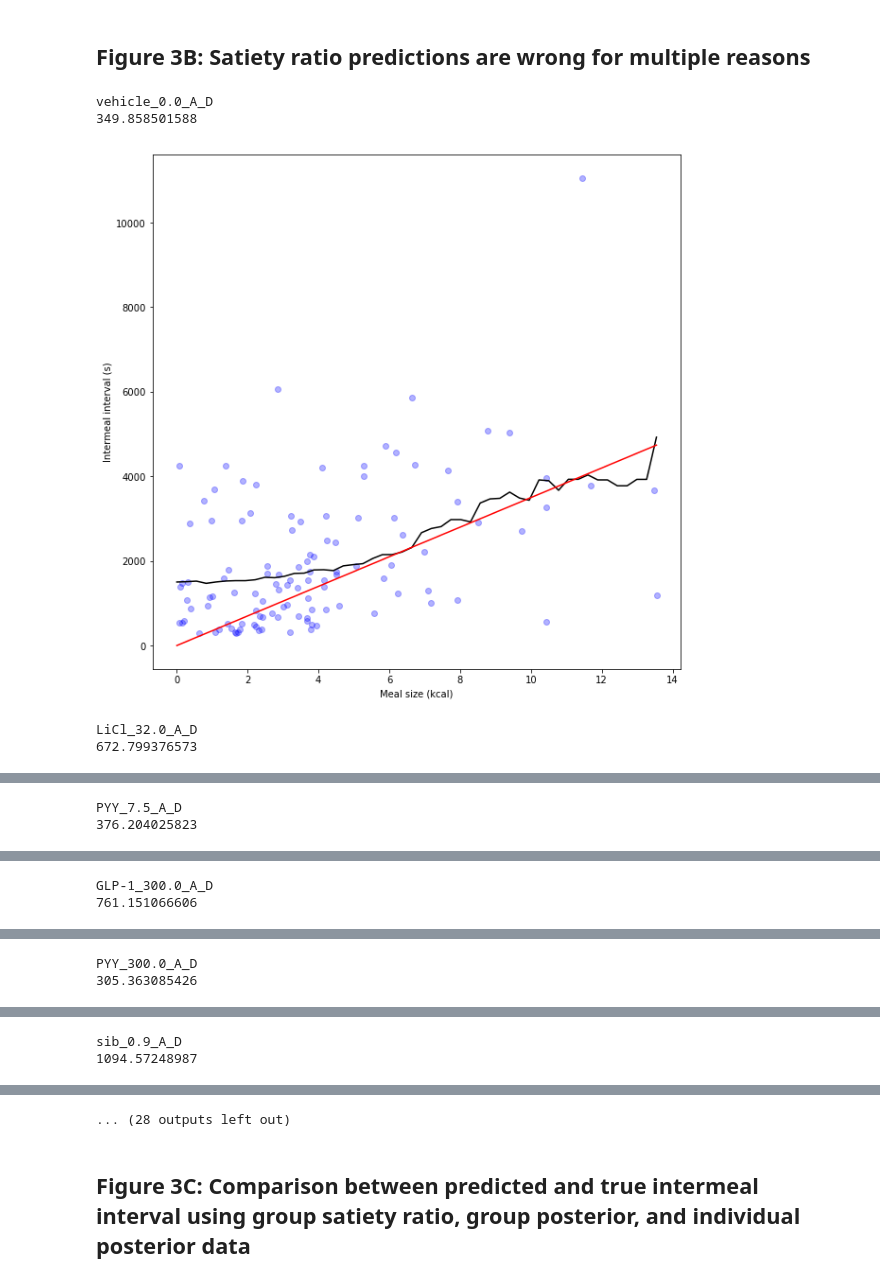
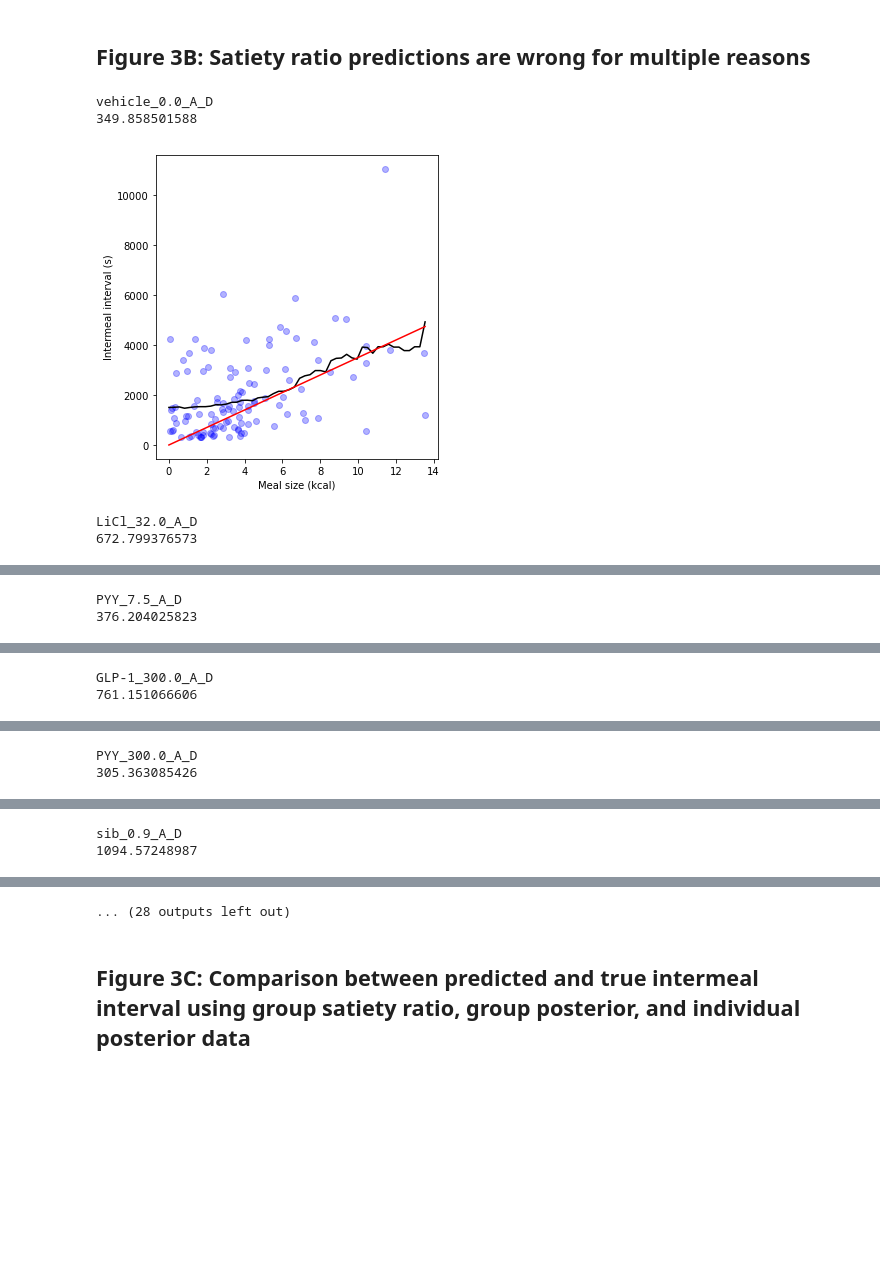
Before and after one commit to tomMcGrath/bayesian_feeding, a Jupyter notebook: Figure3.ipynb, the cells around one changed output, grey strips where cells are left out. Saved outputs shown, nothing was run; the diff lists cells and outputs as text; code cells hidden in the pictures; blank space fills up the shorter version.

```diff
--- a/Figure3.ipynb
+++ b/Figure3.ipynb
@@ -35,8 +35,8 @@ reload(helpers)
 
 root_dir = 'new_all_data/'
 cutoff = 300
-num_samples = 100
-windowsize = 3
+num_samples = 1000
+windowsize = 5
 
 for i in os.listdir(root_dir):
     print i
@@ -54,6 +54,12 @@ for i in os.listdir(root_dir):
     except KeyError:
         continue
 
+
+    ## Save figure
+    fig.tight_layout()
+    figname = 'figures/3A_%s.svg' %(i)
+    plt.savefig(figname)
+
     plt.show()
 # %% [output]
 vehicle_0.0_A_D
@@ -74,23 +80,29 @@ sib_0.9_A_D
 # %%
 reload(helpers)
 reload(plots)
 
 root_dir = 'new_all_data/'
 cutoff = cutoff # use previous value
 windowsize = 3
 
 for i in os.listdir(root_dir):
     print i
     data_dir = root_dir + i + '/'
     fig, axes = plots.plot_satiety_ratio(data_dir,
                                          cutoff=cutoff,
                                          windowsize=windowsize)
     axes.set_xlabel('Meal size (kcal)')
     axes.set_ylabel('Intermeal interval (s)')
+
+    ## Save figure
+    fig.tight_layout()
+    figname = 'figures/3B_%s.svg' %(i)
+    plt.savefig(figname)
+
     plt.show()
 # %% [output]
 vehicle_0.0_A_D
 349.858501588
-[figure, old version]
+[figure, new version]
 LiCl_32.0_A_D
 672.799376573
```
Also changed, not shown: parts of 4 cells of this notebook, 7 other files.
